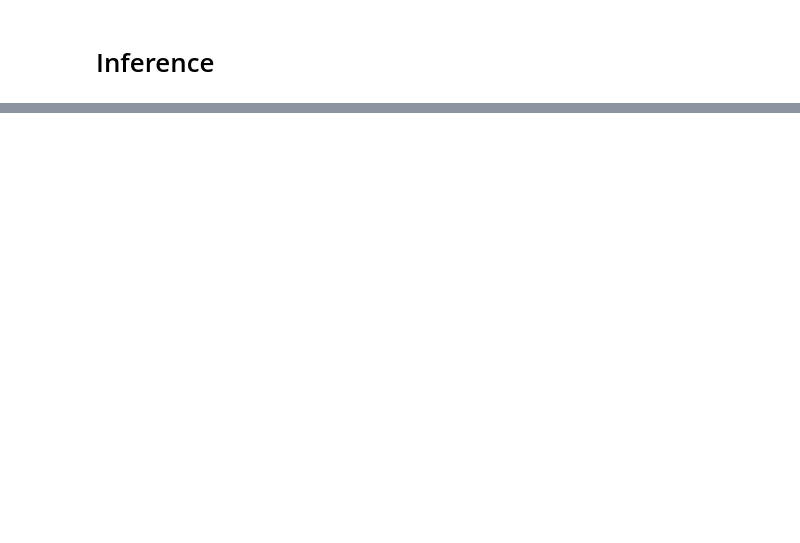
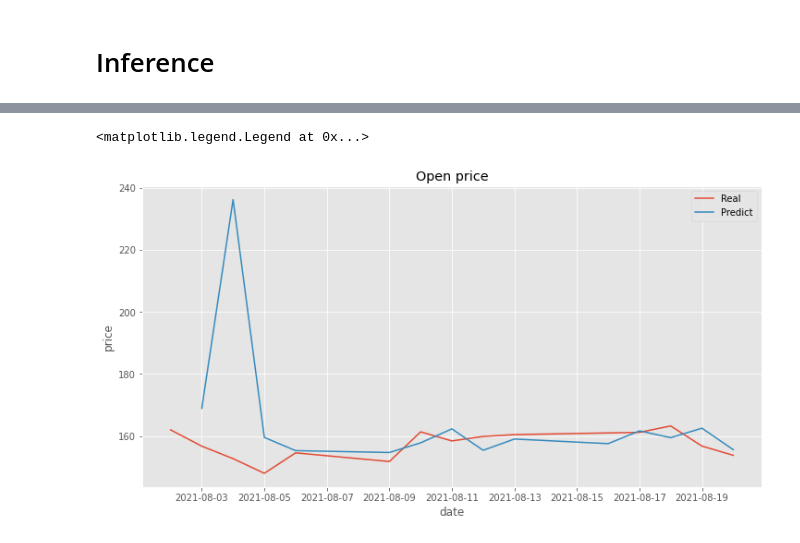
Before and after one commit to Haebuk/kuggle, a Jupyter notebook: gamestop_inference.ipynb, the cells around one changed output, grey strips where cells are left out. Drawn from its saved outputs; the diff is of its cells as text; code cells hidden in the pictures; blank space fills up the shorter version.

```diff
--- a/gamestop_inference.ipynb
+++ b/gamestop_inference.ipynb
@@ -121,0 +103,3 @@ _________________________________________________________________
+# %%
+df_ag = pd.read_csv(PATH + 'gme_august.csv')
+df_ag.head()
@@ -121,0 +113,15 @@ _________________________________________________________________
+# %%
+X_ag= df_ag.drop('date', axis=1).values
+y_ag = df_ag['open_price'].values
+
+
+X_ag_test, y_ag_test = [], []
+for i in range(time_step,len(X_ag)): # train
+    X_ag_test.append(X_ag[i-time_step:i,:])
+    y_ag_test.append(y_ag[i])
+
+
+X_ag_test, y_ag_test = np.array(X_ag_test), np.array(y_ag_test)
+X_ag_test = np.reshape(X_ag_test, (-1,X_ag_test.shape[1],2))
+
+print(X_ag_test.shape, y_ag_test.shape)
@@ -121,0 +130,3 @@ _________________________________________________________________
+# %%
+pred = model.predict(X_ag_test)
+pred
@@ -121,0 +160,2 @@ _________________________________________________________________
+# %%
+pred_price = np.expm1(pred)
@@ -121,0 +198,14 @@ _________________________________________________________________
+# %%
+import matplotlib.pyplot as plt
+plt.style.use('ggplot')
+df_ag['date'] = pd.to_datetime(df_ag['date'])
+plt.figure(figsize=(12, 6))
+plt.plot(df_ag['date'], np.expm1(df_ag['open_price']), label='Real')
+plt.plot(df_ag['date'][1:], pred_price, label='Predict')
+plt.xlabel('date')
+plt.ylabel('price')
+plt.title('Open price')
+plt.legend()
+# %% [output]
+<matplotlib.legend.Legend at 0x...>
+[figure, added]
```
Also changed, not shown: parts of 12 cells of this notebook.
